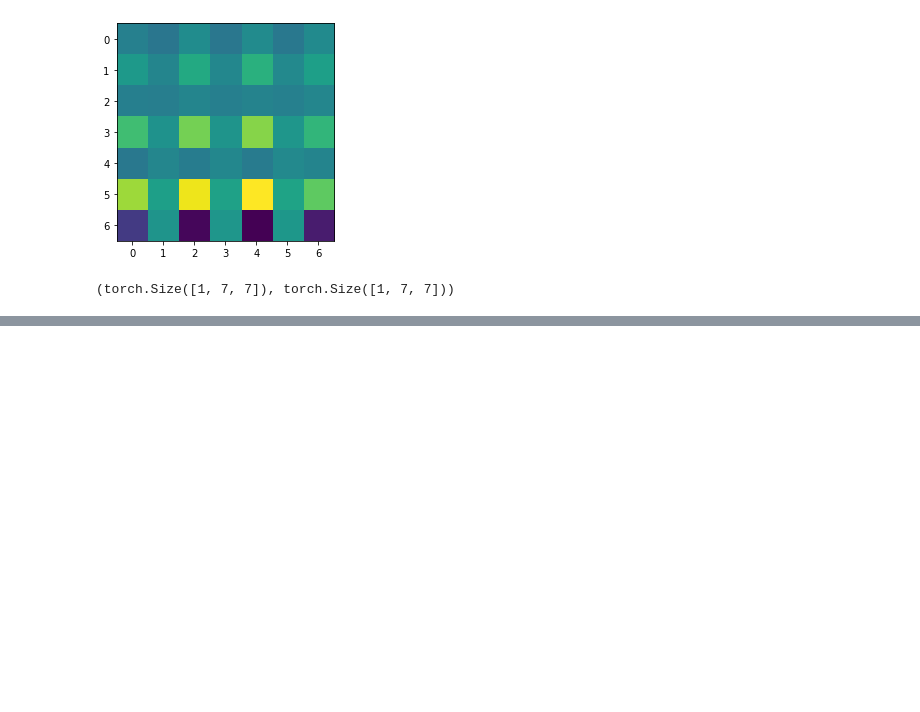
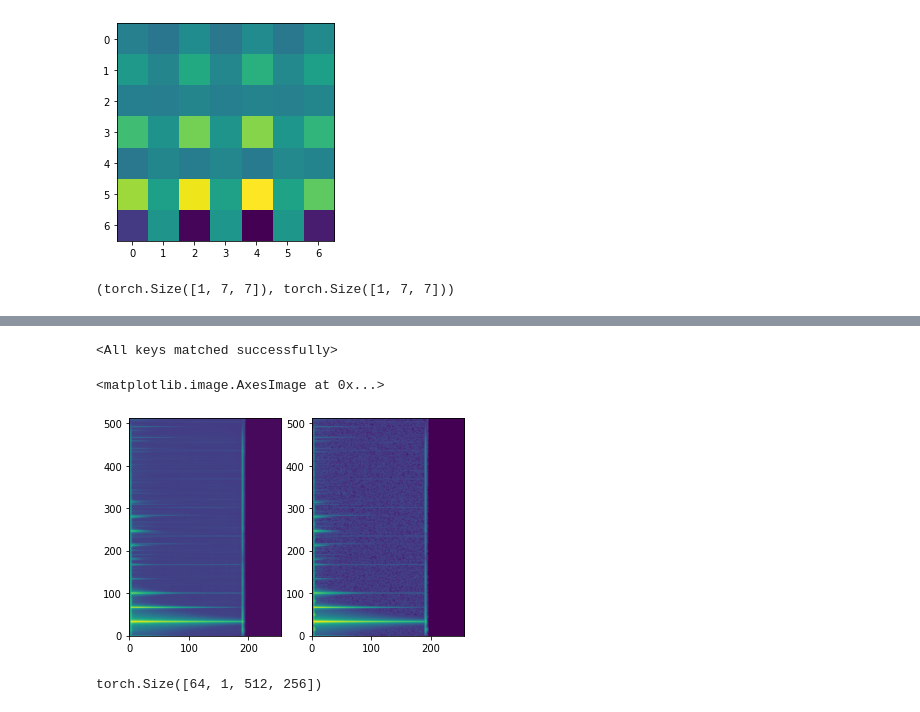
Before and after one commit to jdasam/ant5015-2022Spring, a Jupyter notebook: 11th_week_Autoencoder.ipynb, the cells around one changed output, grey strips where cells are left out. Drawn from its saved outputs; the diff is of its cells as text; code cells hidden in the pictures; blank space fills up the shorter version.

```diff
--- a/11th_week_Autoencoder.ipynb
+++ b/11th_week_Autoencoder.ipynb
@@ -191,0 +308,26 @@ recon_spec.shape, spec.shape
+# %%
+pretrained_weights = torch.load('note_autoencoder_best.pt', map_location='cpu')
+# %%
+model.load_state_dict(pretrained_weights)
+# %% [output]
+<All keys matched successfully>
+# %%
+test_loader = DataLoader(dataset, batch_size=64, num_workers=4,pin_memory=True)
+
+test_batch = next(iter(test_loader))
+# %%
+model.cpu()
+audio, pitch = test_batch
+model.eval()
+with torch.no_grad():
+  recon_spec, spec = model(audio, pitch)
+# %%
+sample_id = 0
+
+plt.subplot(1,2,1)
+plt.imshow(recon_spec[sample_id, 0], origin='lower', aspect='auto')
+plt.subplot(1,2,2)
+plt.imshow(spec[sample_id, 0], origin='lower', aspect='auto')
+# %% [output]
+<matplotlib.image.AxesImage at 0x...>
+[figure, added]
@@ -191,0 +340,4 @@ recon_spec.shape, spec.shape
+# %%
+spec.shape
+# %% [output]
+torch.Size([64, 1, 512, 256])
```
Also changed, not shown: parts of 36 cells of this notebook.
